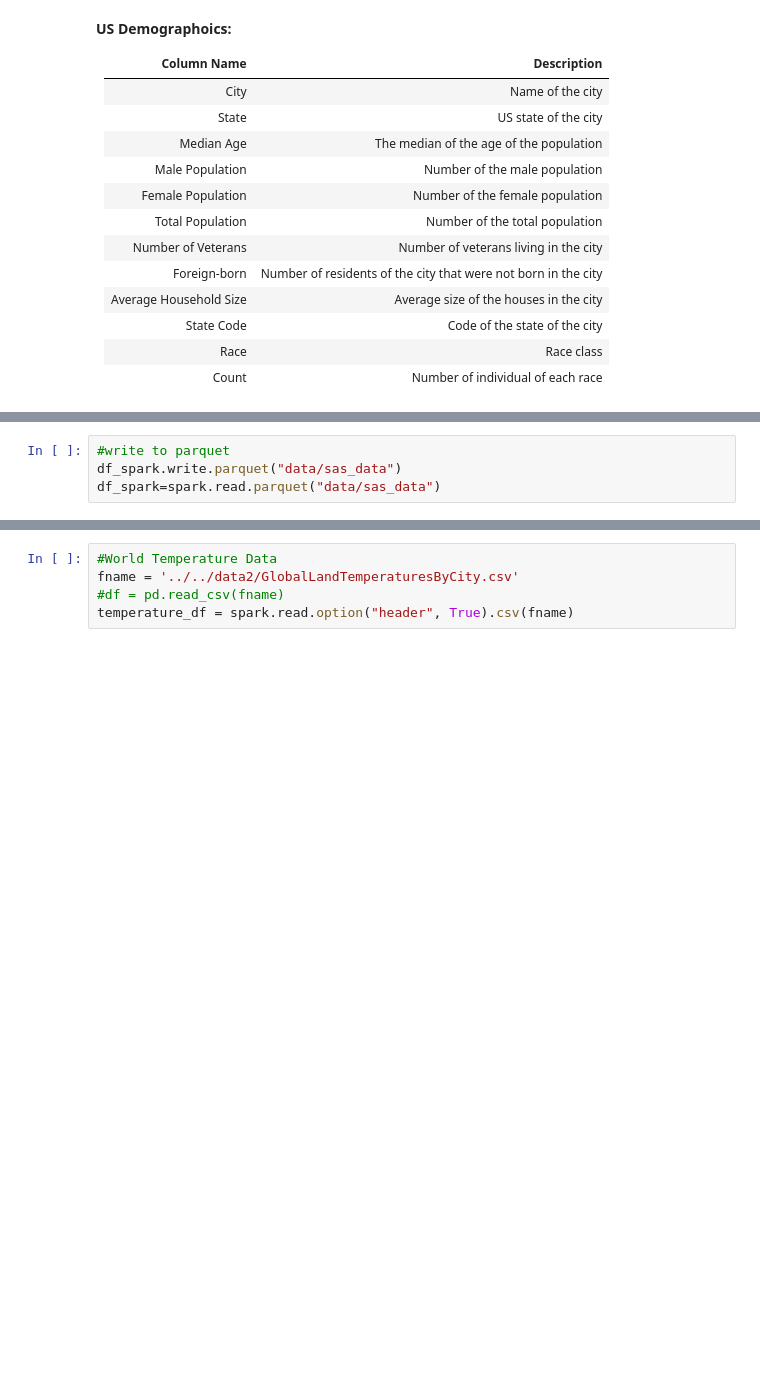
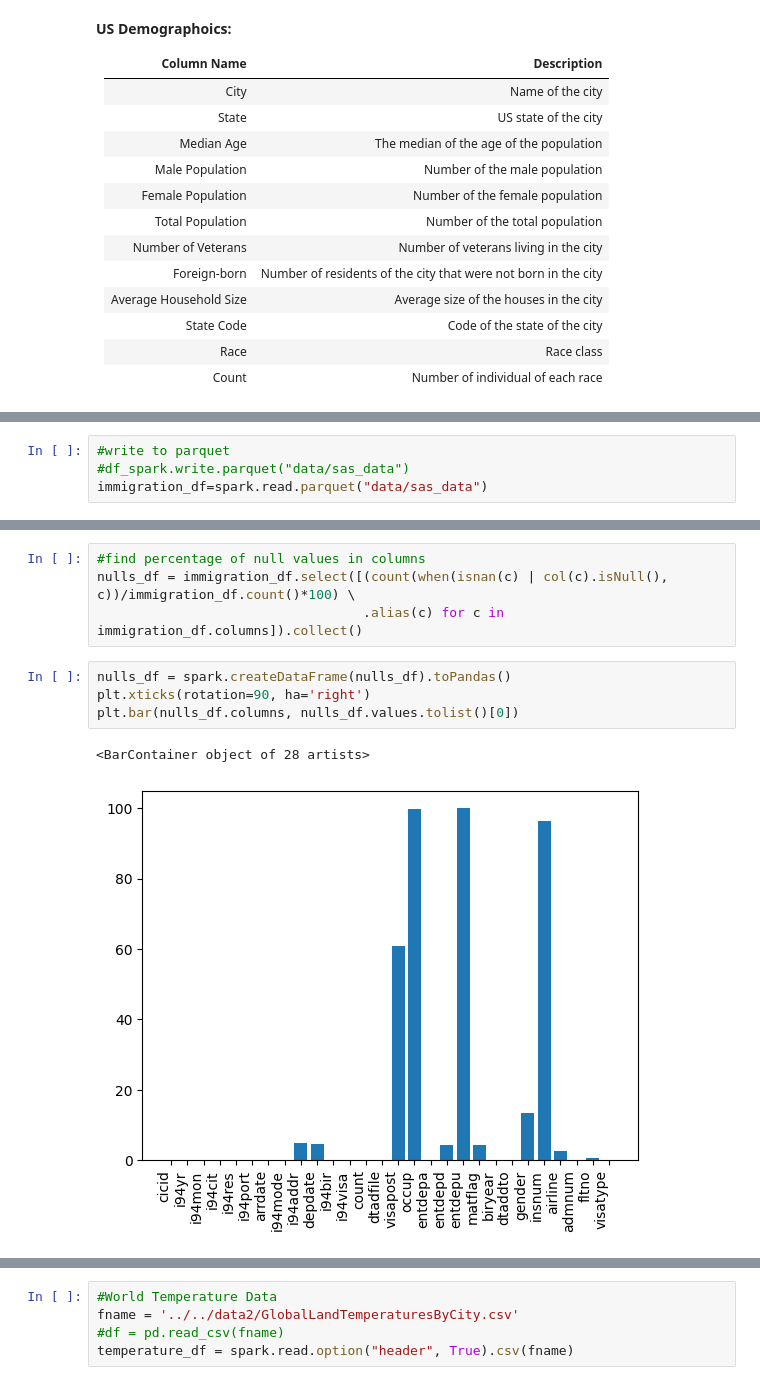
Before and after one commit to maleksaati/udacity-Capstone-Data-Engineering, a Jupyter notebook: Capstone Project Template.ipynb, the cells around one changed output, grey strips where cells are left out. Drawn from its saved outputs; the diff is of its cells as text; blank space fills up the shorter version.

```diff
--- a/Capstone Project Template.ipynb
+++ b/Capstone Project Template.ipynb
@@ -121,5 +140,5 @@ config("spark.jars.packages","saurfang:spark-sas7bdat:3.0.0-s_2.12")\
 df_spark =spark.read.format('com.github.saurfang.sas.spark').load('../../data/18-83510-I94-Data-2016/i94_apr16_sub.sas7bdat')
 # %%
 #write to parquet
-df_spark.write.parquet("data/sas_data")
-df_spark=spark.read.parquet("data/sas_data")
+#df_spark.write.parquet("data/sas_data")
+immigration_df=spark.read.parquet("data/sas_data")
@@ -131,0 +174,11 @@ df_spark.show(5)
+# %%
+#find percentage of null values in columns
+nulls_df = immigration_df.select([(count(when(isnan(c) | col(c).isNull(), c))/immigration_df.count()*100) \
+                                  .alias(c) for c in immigration_df.columns]).collect()
+# %%
+nulls_df = spark.createDataFrame(nulls_df).toPandas()
+plt.xticks(rotation=90, ha='right')
+plt.bar(nulls_df.columns, nulls_df.values.tolist()[0])
+# %% [output]
+<BarContainer object of 28 artists>
+[figure, added]
```
Also changed, not shown: parts of 36 cells of this notebook, 55 other files.
